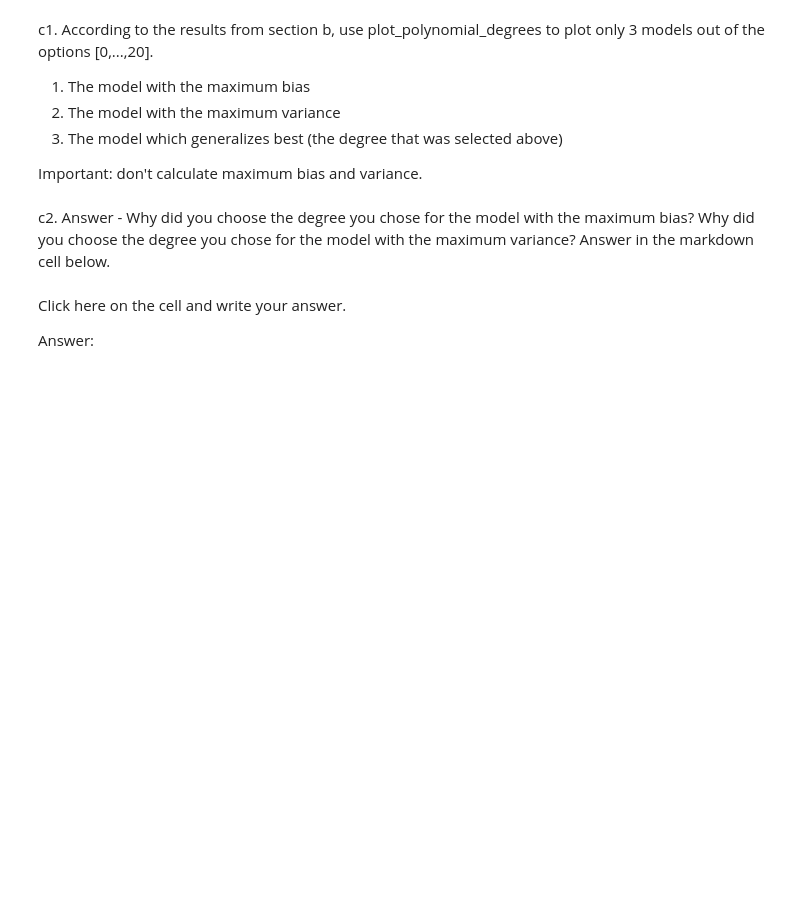
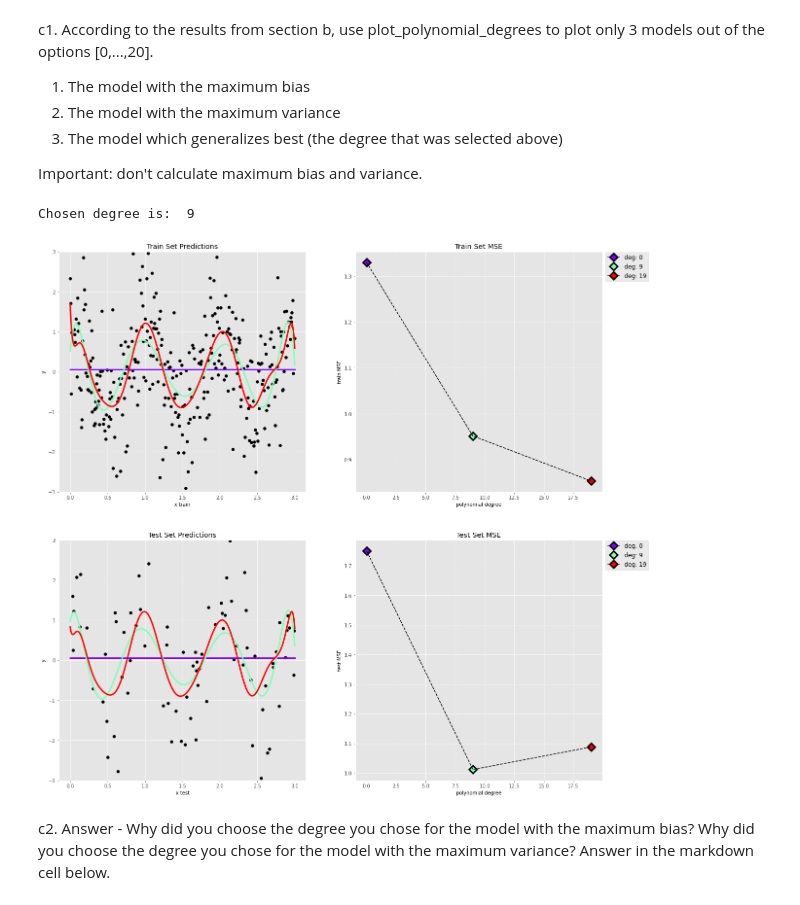
Before and after one commit to yoav-ro/TAU-HIGHTECH, a Jupyter notebook: Year 2/Machine learning/HW/HW2/HW2_322317348.ipynb, the cells around one changed output. Drawn from its saved outputs; the diff is of its cells as text; code cells hidden in the pictures; blank space fills up the shorter version.

```diff
--- a/Year 2/Machine learning/HW/HW2/HW2_322317348.ipynb
+++ b/Year 2/Machine learning/HW/HW2/HW2_322317348.ipynb
@@ -203,7 +203,7 @@ def choose_best_degree(degrees_list,mse_train_lst, mse_test_lst) -> int:
     mse_test_lst: list of mse for each degree of the test set
     degrees_list: list of degrees values
     """
-    pass # TODO: replace this line with your code
+    return degrees_list[np.argmin(mse_test_lst)]
 # %%
 def plot_polynomial_degrees(degrees_list):
     degrees_list = sorted(degrees_list)
@@ -324,6 +319,10 @@ Important: don't calculate maximum bias and variance.
+# %%
+# max bias= 0
+# max variance= 19
+#generalizes best= 9
+plot_polynomial_degrees([19,0,9])
+# %% [output]
+Chosen degree is:  9
+[figure, added]
 # %% [markdown]
 c2. Answer - Why did you choose the degree you chose for the model with the maximum bias? Why did you choose the degree you chose for the model with the maximum variance? Answer in the markdown cell below.
-# %% [markdown]
-Click here on the cell and write your answer.
-
-Answer:
```
Also changed, not shown: parts of 3 cells of this notebook.
